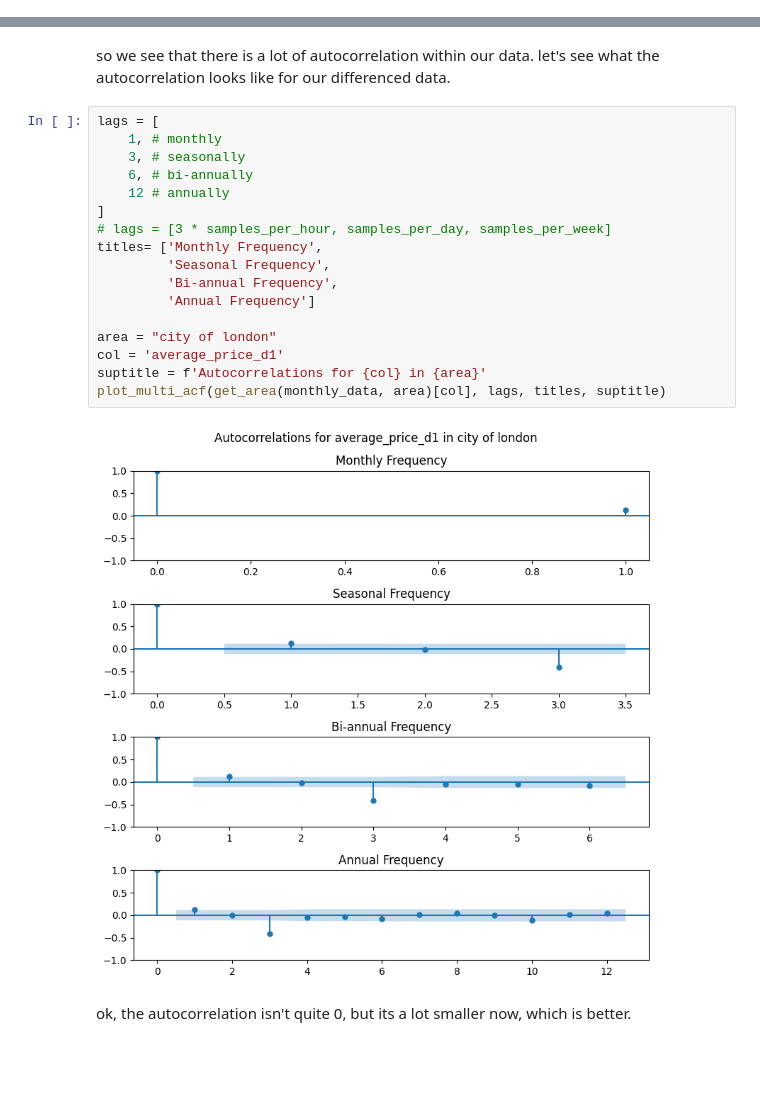
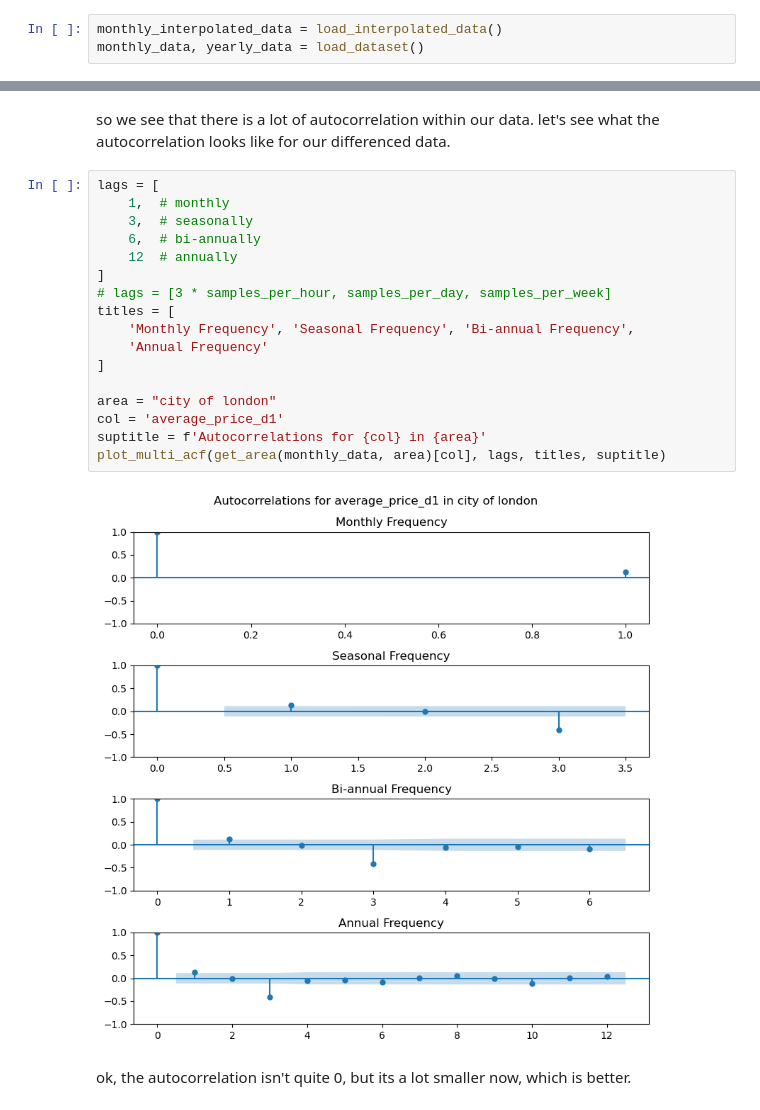
Before and after one commit to hlu109/math462_project, a Jupyter notebook: scripts/data_exploration.ipynb, the cells around one changed output, grey strips where cells are left out. Saved outputs shown, nothing was run; the diff lists cells and outputs as text; blank space fills up the shorter version.

```diff
--- a/scripts/data_exploration.ipynb
+++ b/scripts/data_exploration.ipynb
@@ -309,3 +378,6 @@ monthly_data = load_interpolated_data()
+# %%
+monthly_interpolated_data = load_interpolated_data()
+monthly_data, yearly_data = load_dataset()
 # %%
 # for col in [
 #         'median_salary', 'population_size', 'number_of_jobs', 'area_size',
@@ -359,22 +529,22 @@ plot_multi_acf(get_area(monthly_data, area)[col], lags, titles, suptitle)
 so we see that there is a lot of autocorrelation within our data. let's see what the autocorrelation looks like for our differenced data.
 # %%
 lags = [
-    1, # monthly
-    3, # seasonally
-    6, # bi-annually
-    12 # annually
+    1,  # monthly
+    3,  # seasonally
+    6,  # bi-annually
+    12  # annually
 ]
 # lags = [3 * samples_per_hour, samples_per_day, samples_per_week]
-titles= ['Monthly Frequency',
-         'Seasonal Frequency',
-         'Bi-annual Frequency',
-         'Annual Frequency']
+titles = [
+    'Monthly Frequency', 'Seasonal Frequency', 'Bi-annual Frequency',
+    'Annual Frequency'
+]
 
 area = "city of london"
 col = 'average_price_d1'
 suptitle = f'Autocorrelations for {col} in {area}'
 plot_multi_acf(get_area(monthly_data, area)[col], lags, titles, suptitle)
 # %% [output]
-[figure, old version]
+[figure, new version]
 # %% [markdown]
 ok, the autocorrelation isn't quite 0, but its a lot smaller now, which is better.
```
Also changed, not shown: parts of 26 cells of this notebook, 4 other files.
